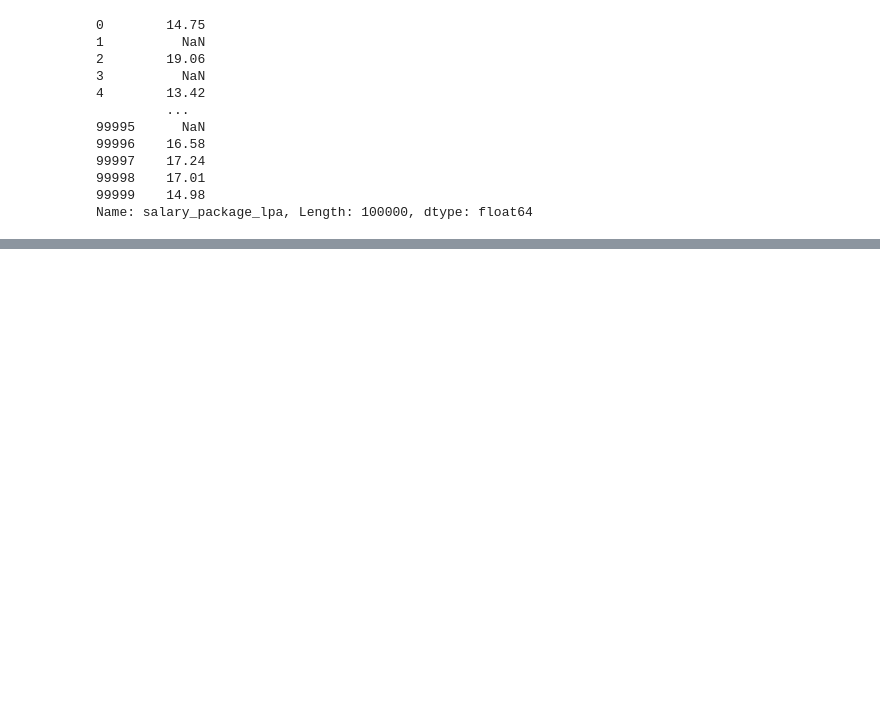
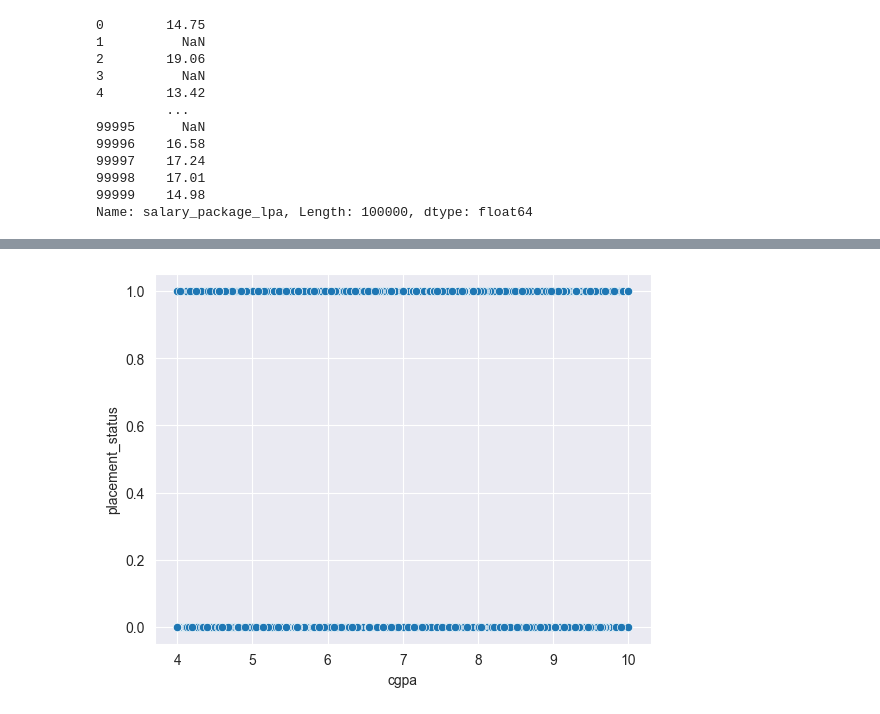
Before and after one commit to kaymansrinivasan/Machine_Learning, a Jupyter notebook: student_placement_prediction.ipynb, the cells around one changed output, grey strips where cells are left out. Saved outputs shown, nothing was run; the diff lists cells and outputs as text; code cells hidden in the pictures; blank space fills up the shorter version.

```diff
--- a/student_placement_prediction.ipynb
+++ b/student_placement_prediction.ipynb
@@ -281,0 +316,5 @@ roc_auc_score(y_cal_test, y_pred)
+# %%
+sns.scatterplot(x=df["cgpa"], y= y_cal)
+plt.show()
+# %% [output]
+[figure, added]
```
Also changed, not shown: parts of 67 cells of this notebook, 2 other files.
